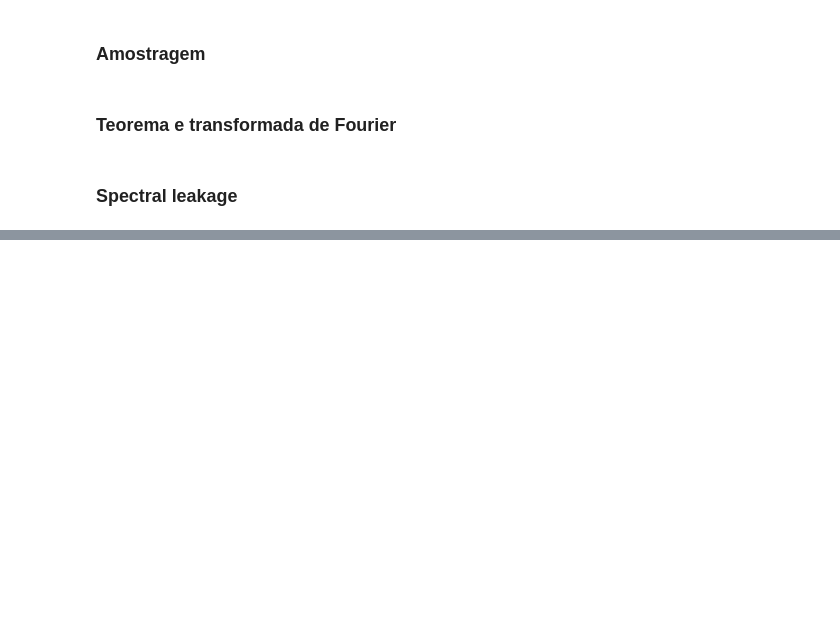
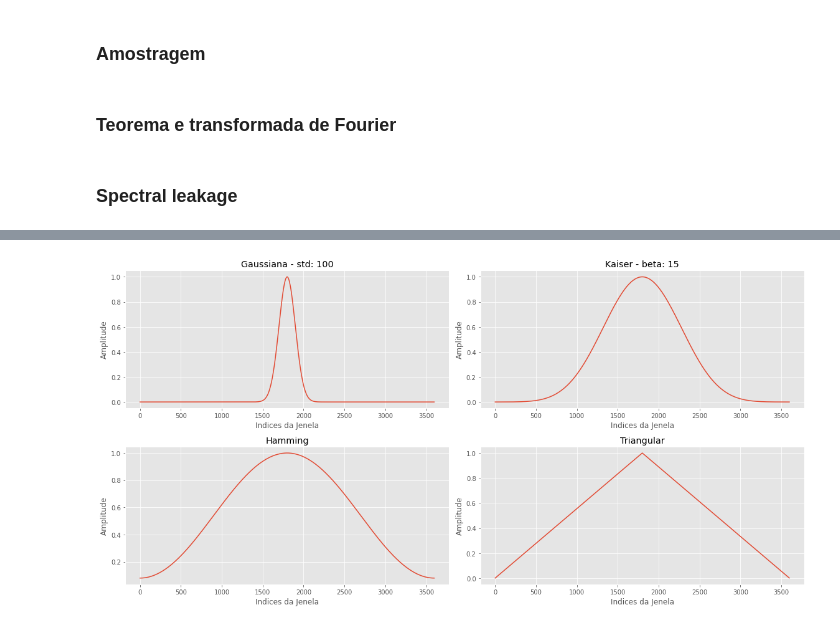
Before and after one commit to rocabrera/audio-learning, a Jupyter notebook: medium.ipynb, the cells around one changed output, grey strips where cells are left out. Cells and saved outputs as stored; diff of their text form; code cells hidden in the pictures; blank space fills up the shorter version.

```diff
--- a/medium.ipynb
+++ b/medium.ipynb
@@ -195,0 +321,26 @@ t = np.arange(0, Tf, Ts)
+# %%
+fig, axs = plt.subplots(2,2,figsize=(16,8))
+
+hamming = get_window("hamming", frame_length)
+std = 100
+gaussian = get_window(("gaussian",std), frame_length)
+beta = 15
+kaiser = get_window(('kaiser', beta), frame_length)
+triang = get_window('triang', frame_length)
+
+
+windows = [gaussian, kaiser, hamming, triang]
+titles = [f"Gaussiana - std: {std}", f"Kaiser - beta: {beta}", "Hamming", "Triangular"]
+
+for ax, window, title in zip(axs.flatten(), windows, titles):
+    ax.plot(window)
+    ax.set_xlabel("Indices da Jenela")
+    ax.set_ylabel("Amplitude")
+
+    ax.set_title(title)
+
+plt.tight_layout()
+plt.savefig("windos.png", format="png")
+plt.show()
+# %% [output]
+[figure, added]
```
Also changed, not shown: parts of 12 cells of this notebook, 1 other file.
